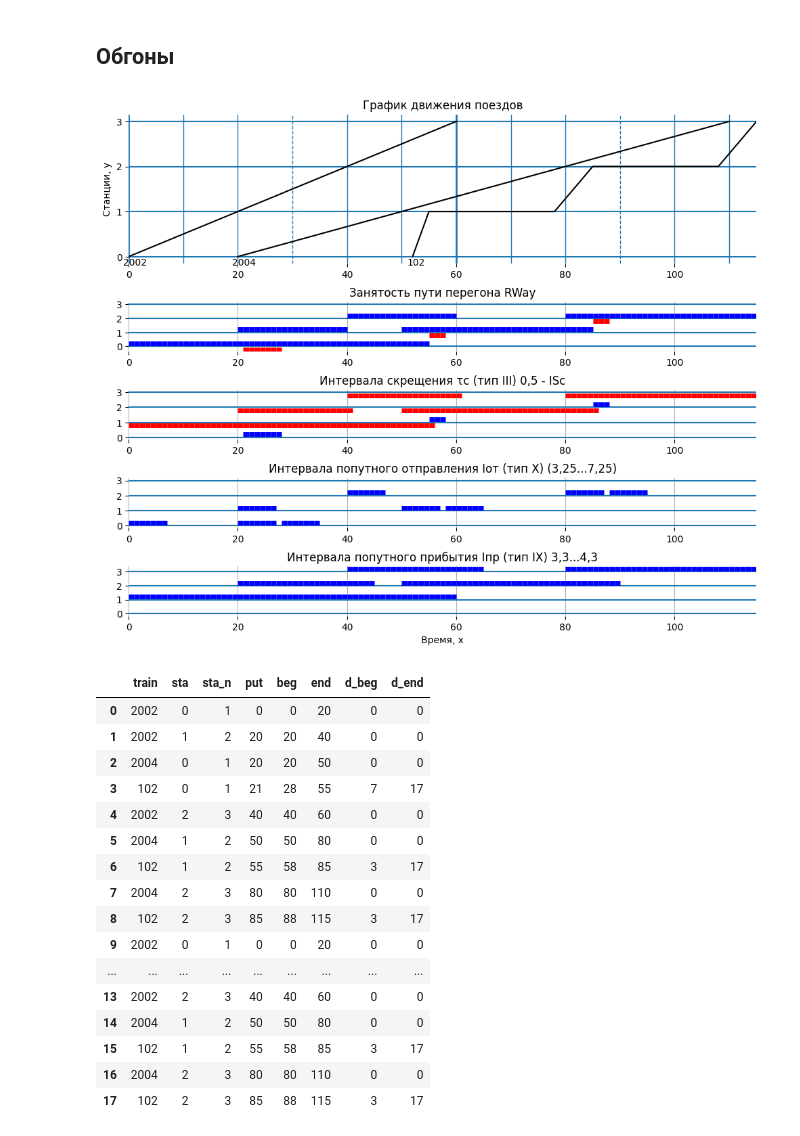
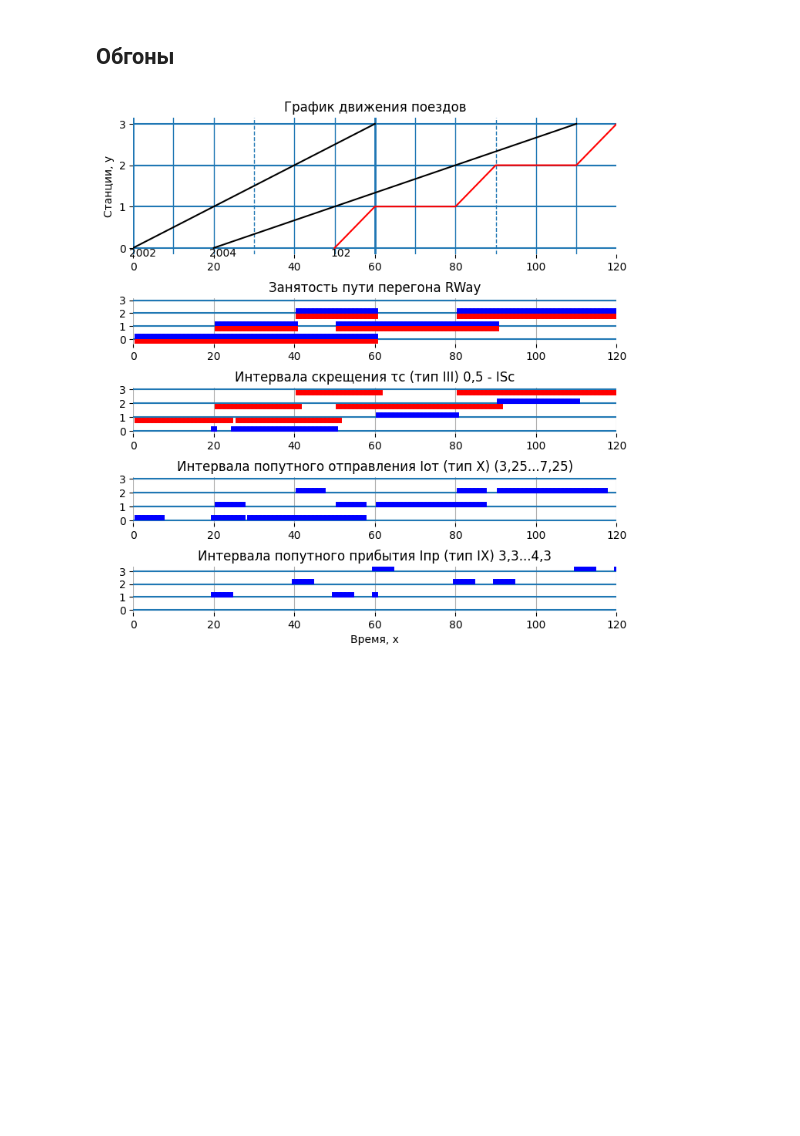
Before and after one commit to AShipulin/Train-Scheduler-Simulator-SimPy, a Jupyter notebook: TrainSchedule.ipynb, the cells around one changed output. Cells and saved outputs as stored; diff of their text form; code cells hidden in the pictures; blank space fills up the shorter version.

```diff
--- a/TrainSchedule.ipynb
+++ b/TrainSchedule.ipynb
@@ -86,25 +89,17 @@ from matplotlib import pyplot as plt
 
 # Графики занятости ресурсов
 def show_res_busy(ax, x_max, title, resType, df_resQueue):
-
     ax.set_title(title)
     ax.set_xlim([0, x_max])
     ax.grid(True)
     for sp in ['top', 'bottom', 'right', 'left']:
         ax.spines[sp].set_visible(False)
     df = df_resQueue[(df_resQueue.dir == 0) & (df_resQueue.res == resType)]
-    ax.plot(
-        [df['time'] - 1, df['time']],
-        [df['sta'] + .2, df['sta'] + .2],
-        c='b', solid_capstyle="butt", lw=5)
-    df_I1 = df_resQueue[(df_resQueue.dir == 1) & (df_resQueue.res == resType)]
-    ax.plot(
-        [df_I1['time'] - 1, df_I1['time']],
-        [df_I1['sta'] - .2, df_I1['sta'] - .2],
-        c='r', solid_capstyle="butt", lw=5)
-    #ax.get_xaxis().set_visible(True)
-    #ax.get_xaxis().set_ticks([])
-
+    ax.plot([df['time']-.1, df['time']+.1], [df['sta']+.2, df['sta']+.2], c='b', lw=5)
+    #df.plot(kind='scatter', x='time', y='sta', s=32, c='b', ax=ax)
+    df = df_resQueue[(df_resQueue.dir == 1) & (df_resQueue.res == resType)]
+    ax.plot([df['time']-.1, df['time']+.1], [df['sta']-.2, df['sta']-.2], c='r', lw=5)
+    #df.plot(kind='scatter', x='time', y='sta', s=32, c='r', ax=ax)
 
 # Отрисовываем график движения поездов
 def show_gts(train_schedule, log_queue, fs_width = 10, fs_height = 8):
@@ -166,7 +161,7 @@ def show_gts(train_schedule, log_queue, fs_width = 10, fs_height = 8):
         t = df_train_schedule[(df_train_schedule['train'] == train)]
         y = t['sta']
         x = t['time']
-        ax[0].plot(x, y, label=train, color='black')
+        ax[0].plot(x, y, label=train, color='black' if train > 999 else 'red')
         # ax[0].text(row['time'], row['sta'], train)
         if train % 2 == 1:
             ax[0].text(row['time'] - 1, row['sta'] + .2, train)  # , rotation=-75.)
@@ -191,7 +186,7 @@ def show_gts(train_schedule, log_queue, fs_width = 10, fs_height = 8):
     plt.show()
 
 try:
-    show_gts(train_schedule, log_queue)
+    show_gts(train_schedule, log_queue, fs_width = 5, fs_height = 9)
 except Exception as err:
     print(type(err))
     print(err.args)
@@ -519,40 +592,23 @@ show_gts(ts.train_schedule, ts.log_queue, fs_width = 7, fs_height = 6)
 # %%
 # Получаем среду
 env = simpy.Environment()
 
 # Инициируем класс графика движения поездов
 ts = TrainSchedule(env = env, sta_cnt = 4)
 
 # Приоритеты поездов
 # Не можем обогнать поезд. 102 должен обогнать 2004
-t2002 = env.process(ts.train0(train=2002, wait=0, prio=2000, mov=20))
-t102 = env.process(ts.train0(train=102, wait=21, prio=-100, mov=10))
-t2004 = env.process(ts.train0(train=2004, wait=20, prio=2000, mov=30))
+t2002 = env.process(ts.train(train=2002, wait=0, prio=2000, mov=20))
+t102 = env.process(ts.train(train=102, wait=25, prio=-100, mov=10))
+t2004 = env.process(ts.train(train=2004, wait=20, prio=2000, mov=30))
 
 # Выполняем расчет
 env.run(until=360)
 
 # Отрисовываем график движения поездов
 train_schedule, log_queue, log_data = (ts.train_schedule, ts.log_queue, ts.log_data)
-show_gts(train_schedule, log_queue)
+show_gts(train_schedule, log_queue, fs_width = 7, fs_height = 7)
 #ts.log_queue
-pd.DataFrame(log_data, columns=["train", "sta", "sta_n", "put", "beg", "end", "d_beg", "d_end"])
+#pd.DataFrame(log_data, columns=["train", "sta", "sta_n", "put", "beg", "end", "d_beg", "d_end"])
 # %% [output]
-[figure, old version]
+[figure, new version]
-|  | train | sta | sta_n | put | beg | end | d_beg | d_end |
-| 0 | 2002 | 0 | 1 | 0 | 0 | 20 | 0 | 0 |
-| 1 | 2002 | 1 | 2 | 20 | 20 | 40 | 0 | 0 |
-| 2 | 2004 | 0 | 1 | 20 | 20 | 50 | 0 | 0 |
-| 3 | 102 | 0 | 1 | 21 | 28 | 55 | 7 | 17 |
-| 4 | 2002 | 2 | 3 | 40 | 40 | 60 | 0 | 0 |
-| 5 | 2004 | 1 | 2 | 50 | 50 | 80 | 0 | 0 |
-| 6 | 102 | 1 | 2 | 55 | 58 | 85 | 3 | 17 |
-| 7 | 2004 | 2 | 3 | 80 | 80 | 110 | 0 | 0 |
-| 8 | 102 | 2 | 3 | 85 | 88 | 115 | 3 | 17 |
-| 9 | 2002 | 0 | 1 | 0 | 0 | 20 | 0 | 0 |
-| ... | ... | ... | ... | ... | ... | ... | ... | ... |
-| 13 | 2002 | 2 | 3 | 40 | 40 | 60 | 0 | 0 |
-| 14 | 2004 | 1 | 2 | 50 | 50 | 80 | 0 | 0 |
-| 15 | 102 | 1 | 2 | 55 | 58 | 85 | 3 | 17 |
-| 16 | 2004 | 2 | 3 | 80 | 80 | 110 | 0 | 0 |
-| 17 | 102 | 2 | 3 | 85 | 88 | 115 | 3 | 17 |
```
Also changed, not shown: parts of 7 cells of this notebook.
